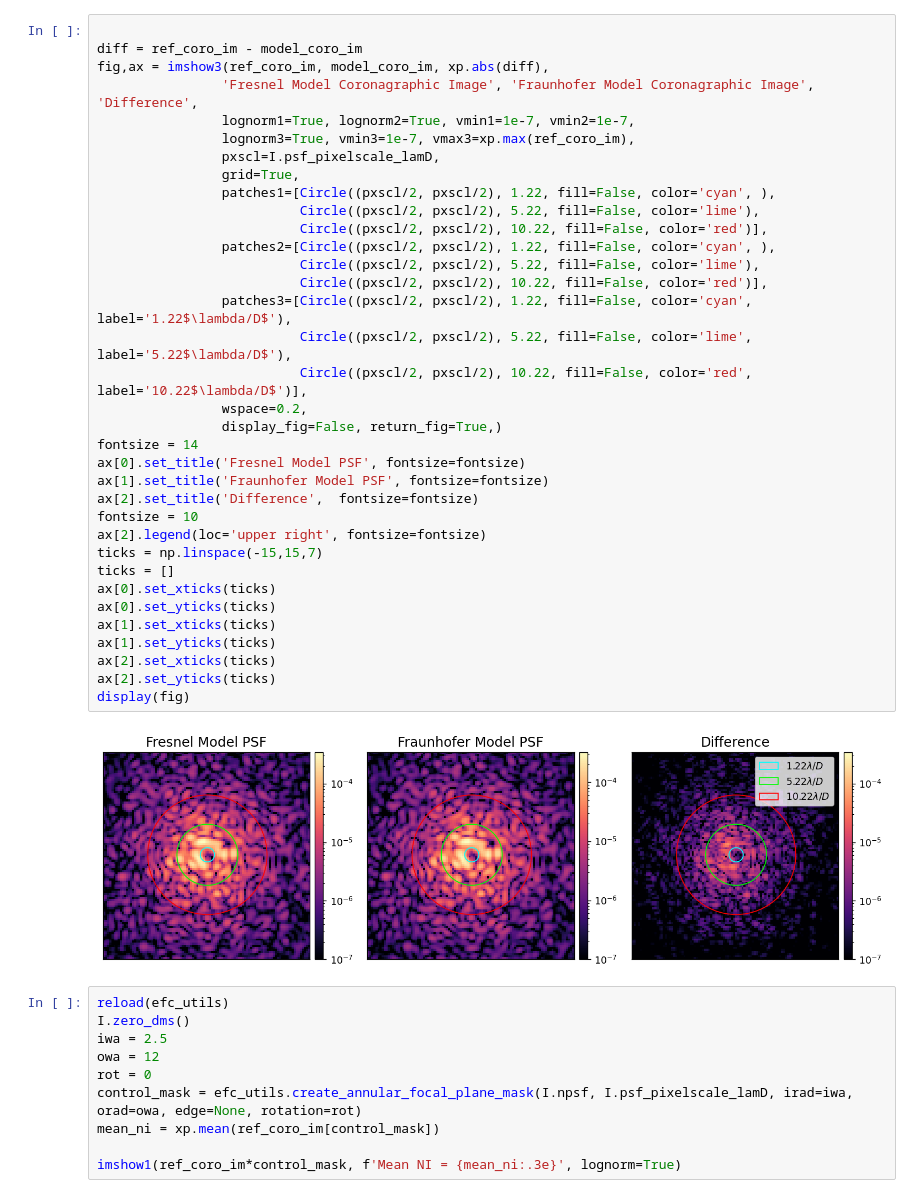
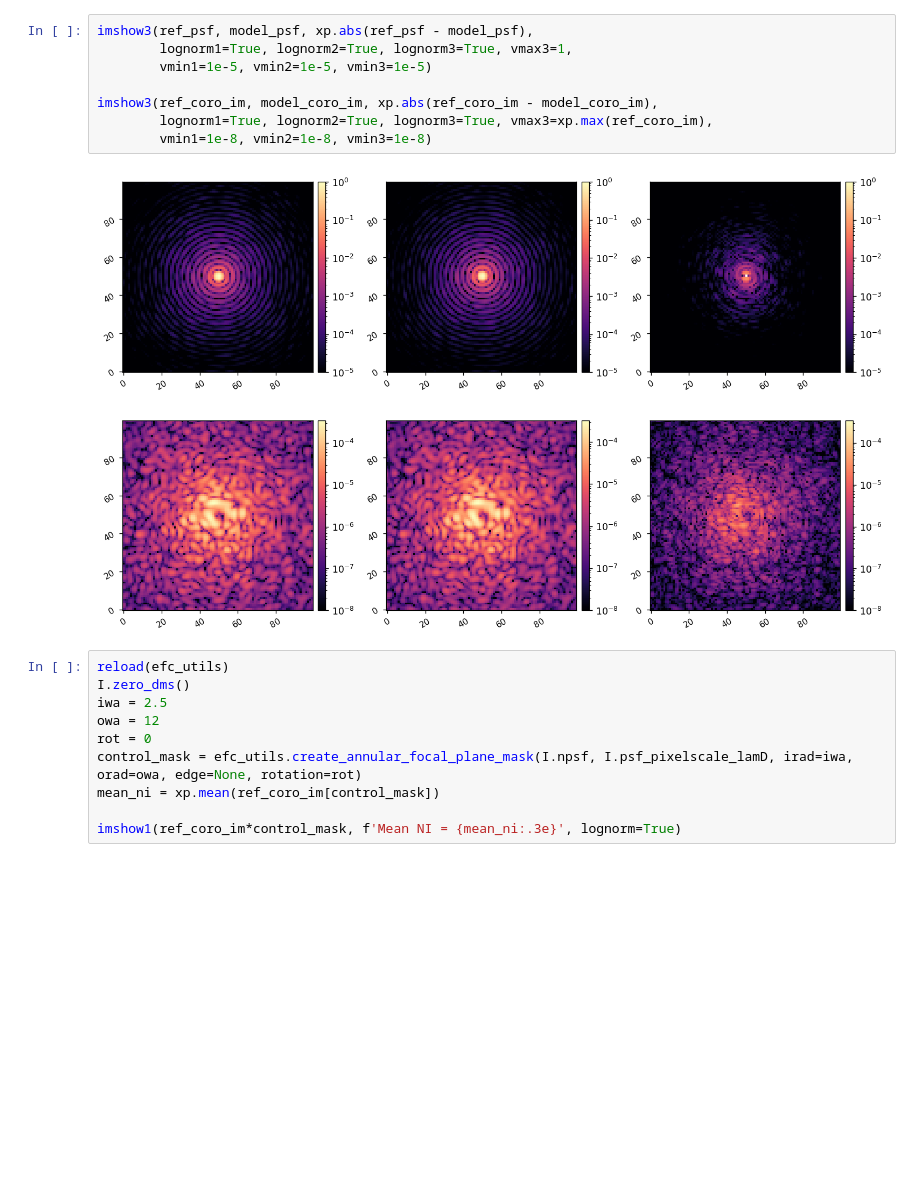
Before and after one commit to kian1377/apra-howfsc-models, a Jupyter notebook: notebooks/combined_efc_34.ipynb, the cells around one changed output. Drawn from its saved outputs; the diff is of its cells as text; blank space fills up the shorter version.

```diff
--- a/notebooks/combined_efc_34.ipynb
+++ b/notebooks/combined_efc_34.ipynb
@@ -124,40 +82,14 @@ display(fig)
-# %%
-
-diff = ref_coro_im - model_coro_im
-fig,ax = imshow3(ref_coro_im, model_coro_im, xp.abs(diff),
-                'Fresnel Model Coronagraphic Image', 'Fraunhofer Model Coronagraphic Image', 'Difference',
-                lognorm1=True, lognorm2=True, vmin1=1e-7, vmin2=1e-7,
-                lognorm3=True, vmin3=1e-7, vmax3=xp.max(ref_coro_im),
-                pxscl=I.psf_pixelscale_lamD,
-                grid=True,
-                patches1=[Circle((pxscl/2, pxscl/2), 1.22, fill=False, color='cyan', ),
-                          Circle((pxscl/2, pxscl/2), 5.22, fill=False, color='lime'),
-                          Circle((pxscl/2, pxscl/2), 10.22, fill=False, color='red')],
-                patches2=[Circle((pxscl/2, pxscl/2), 1.22, fill=False, color='cyan', ),
-                          Circle((pxscl/2, pxscl/2), 5.22, fill=False, color='lime'),
-                          Circle((pxscl/2, pxscl/2), 10.22, fill=False, color='red')],
-                patches3=[Circle((pxscl/2, pxscl/2), 1.22, fill=False, color='cyan', label='1.22$\lambda/D$'),
-                          Circle((pxscl/2, pxscl/2), 5.22, fill=False, color='lime', label='5.22$\lambda/D$'),
-                          Circle((pxscl/2, pxscl/2), 10.22, fill=False, color='red', label='10.22$\lambda/D$')],
-                wspace=0.2,
-                display_fig=False, return_fig=True,)
-fontsize = 14
-ax[0].set_title('Fresnel Model PSF', fontsize=fontsize)
-ax[1].set_title('Fraunhofer Model PSF', fontsize=fontsize)
-ax[2].set_title('Difference',  fontsize=fontsize)
-fontsize = 10
-ax[2].legend(loc='upper right', fontsize=fontsize)
-ticks = np.linspace(-15,15,7)
-ticks = []
-ax[0].set_xticks(ticks)
-ax[0].set_yticks(ticks)
-ax[1].set_xticks(ticks)
-ax[1].set_yticks(ticks)
-ax[2].set_xticks(ticks)
-ax[2].set_yticks(ticks)
-display(fig)
-# %% [output]
-[figure, removed]
+# %%
+imshow3(ref_psf, model_psf, xp.abs(ref_psf - model_psf),
+        lognorm1=True, lognorm2=True, lognorm3=True, vmax3=1,
+        vmin1=1e-5, vmin2=1e-5, vmin3=1e-5)
+
+imshow3(ref_coro_im, model_coro_im, xp.abs(ref_coro_im - model_coro_im),
+        lognorm1=True, lognorm2=True, lognorm3=True, vmax3=xp.max(ref_coro_im),
+        vmin1=1e-8, vmin2=1e-8, vmin3=1e-8)
+# %% [output]
+[figure, added]
+[figure, added]
 # %%
 reload(efc_utils)
 I.zero_dms()
```
Also changed, not shown: parts of 5 cells of this notebook, 5 other files.
